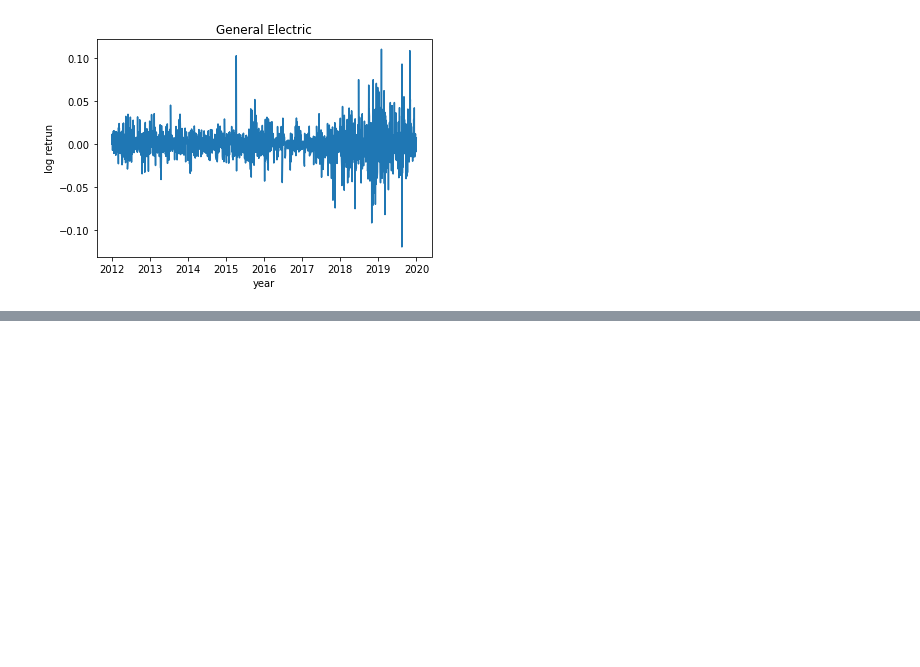
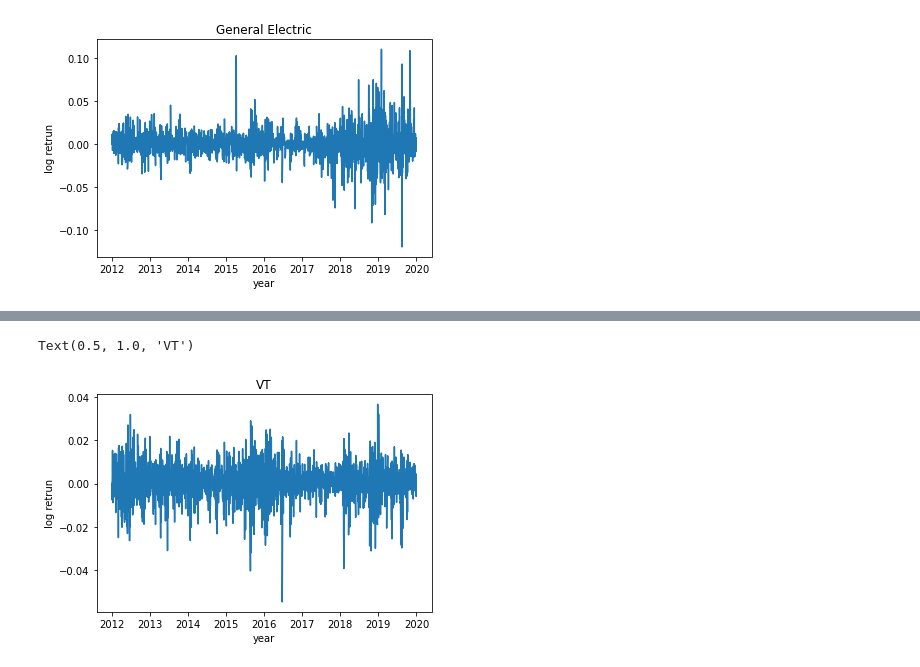
Before and after one commit to wuchenyu38/MA5752020, a Jupyter notebook: MA575_PJ_1.ipynb, the cells around one changed output, grey strips where cells are left out. Saved outputs shown, nothing was run; the diff lists cells and outputs as text; code cells hidden in the pictures; blank space fills up the shorter version.

```diff
--- a/MA575_PJ_1.ipynb
+++ b/MA575_PJ_1.ipynb
@@ -162,0 +180,8 @@ Text(0.5, 1.0, 'General Electric')
+# %%
+plt.plot(logVT)
+plt.xlabel('year')
+plt.ylabel('log retrun')
+plt.title('VT')
+# %% [output]
+Text(0.5, 1.0, 'VT')
+[figure, added]
```
Also changed, not shown: parts of 26 cells of this notebook.
